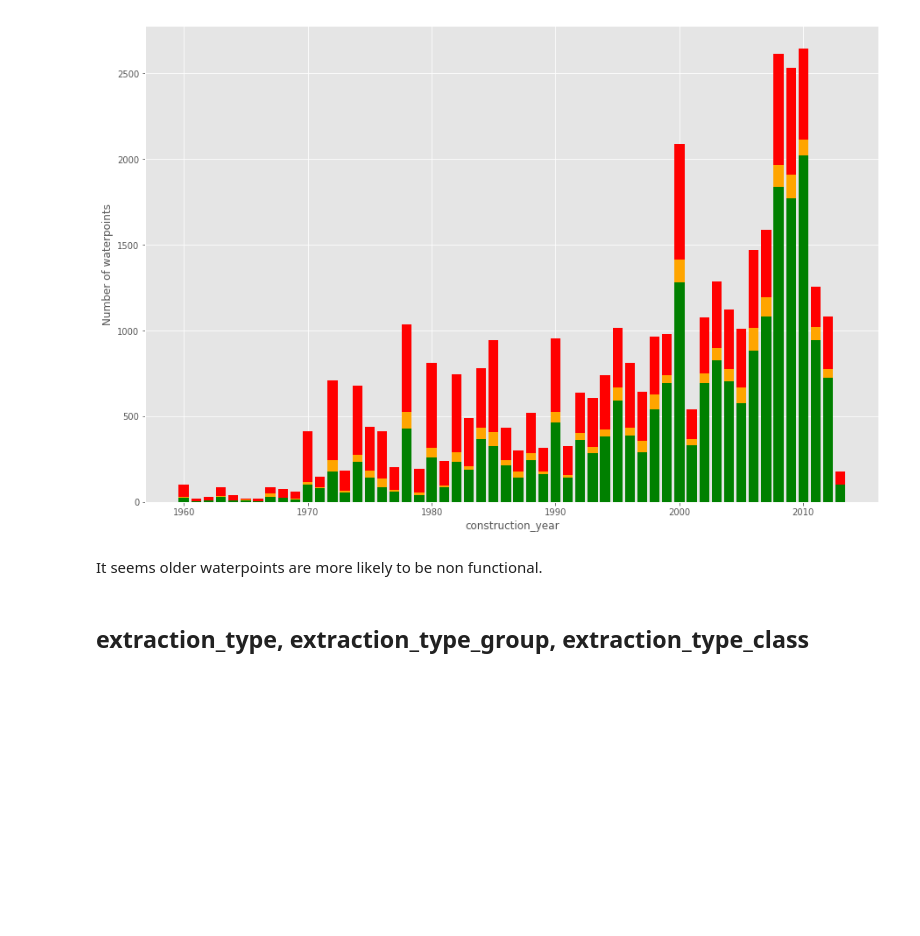
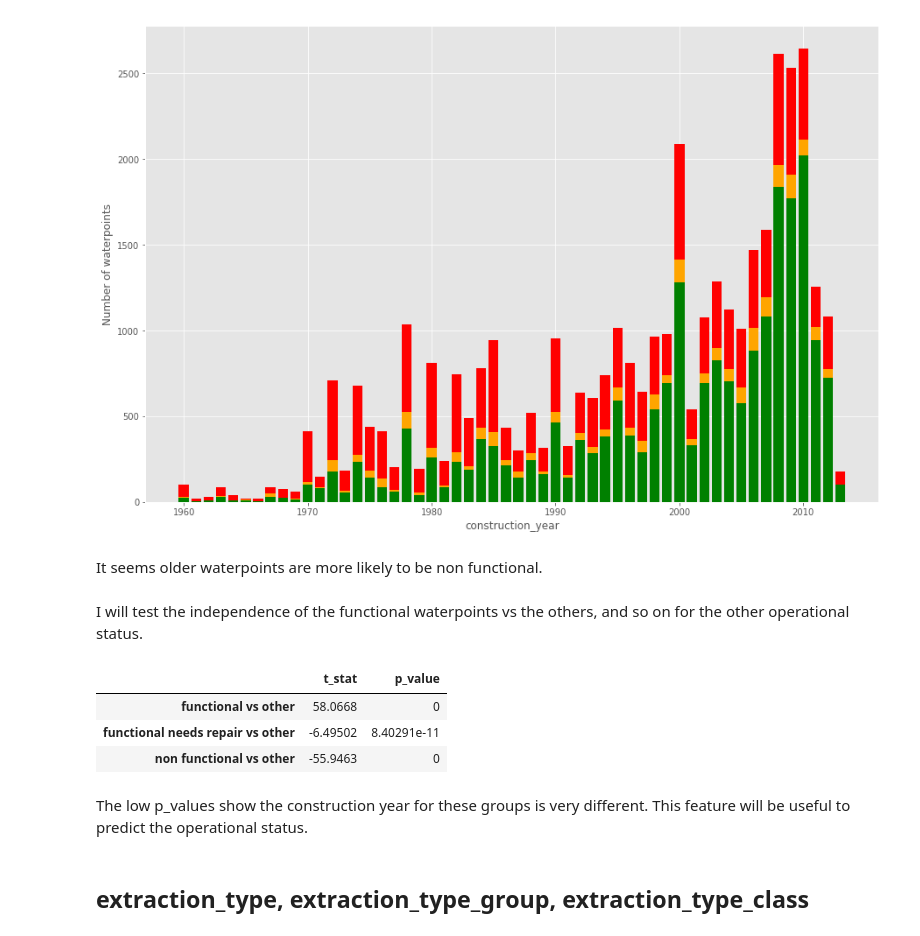
Before and after one commit to stephanietison/Waterpoints, a Jupyter notebook: Notebook/Water Pumps.ipynb, the cells around one changed output. Cells and saved outputs as stored; diff of their text form; code cells hidden in the pictures; blank space fills up the shorter version.

```diff
--- a/Notebook/Water Pumps.ipynb
+++ b/Notebook/Water Pumps.ipynb
@@ -1124,6 +1189,21 @@ plot_distribution(construction_year_df)
 [figure]
 # %% [markdown]
 It seems older waterpoints are more likely to be non functional.
+# %% [markdown]
+I will test the independence of the functional waterpoints vs the others, and so on for the other operational status.
+# %%
+# First, remove 0 values
+df_in = source_df[source_df.construction_year!=0]
+result_df = ttest_independence(df_in, 'construction_year')
+result_df
+# %% [output]
+|  | t_stat | p_value |
+| functional vs other | 58.0668 | 0 |
+| functional needs repair vs other | -6.49502 | 8.40291e-11 |
+| non functional vs other | -55.9463 | 0 |
+# %% [markdown]
+The low p_values show the construction year for these groups is very different.
+This feature will be useful to predict the operational status.
 # %% [markdown]
 ## extraction_type, extraction_type_group, extraction_type_class
 # %%
```
Also changed, not shown: parts of 17 cells of this notebook.
